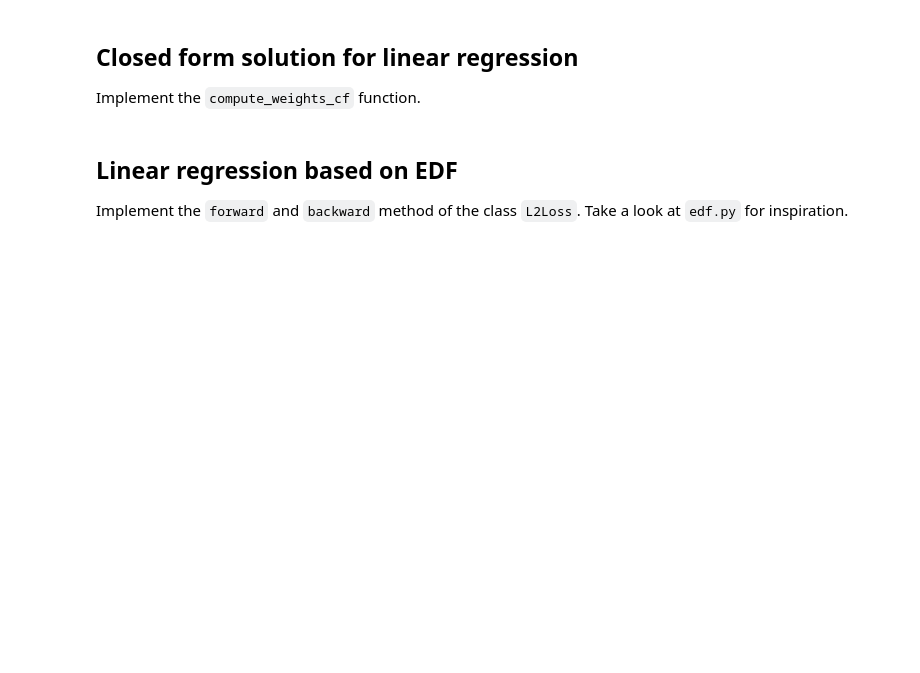
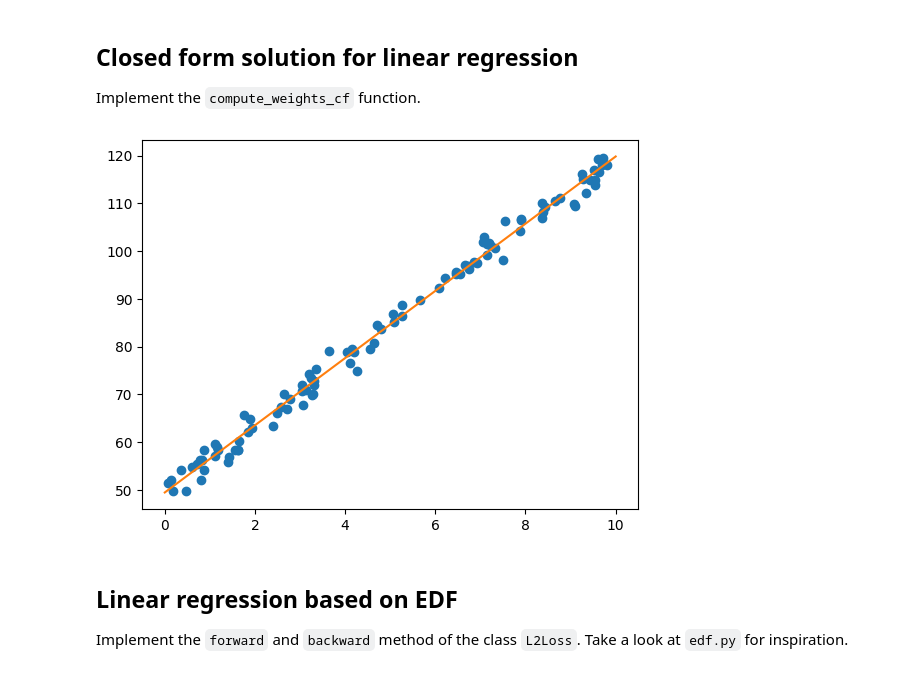
Before and after one commit to xG3R4RD0x/Deep-Learning-Repo, a Jupyter notebook: Übung 2/linear_regression.ipynb, the cells around one changed output. Drawn from its saved outputs; the diff is of its cells as text; code cells hidden in the pictures; blank space fills up the shorter version.

```diff
--- a/Übung 2/linear_regression.ipynb
+++ b/Übung 2/linear_regression.ipynb
@@ -58,14 +86,18 @@ Implement the `compute_weights_cf` function.
 # %%
 X = np.concatenate([x[:, np.newaxis], np.ones((len(x), 1))], axis=-1)
 
 # X.shape: (dataset size, 2)
 # y.shape: (dataset size,)
 def compute_weights_cf(X, y):
-   pass
+   # return np.linalg.inv(X.T.dot(X)).dot(X.T).dot(y)
+   return np.linalg.pinv(X).dot(y)
 
 w = compute_weights_cf(X, y)
 
+plot(x,y,w[0],w[1])
 # plot the solution and calculate the error using the functions from part b)
+# %% [output]
+[figure, added]
 # %% [markdown]
 ## Linear regression based on EDF
 
```
Also changed, not shown: parts of 3 cells of this notebook.
